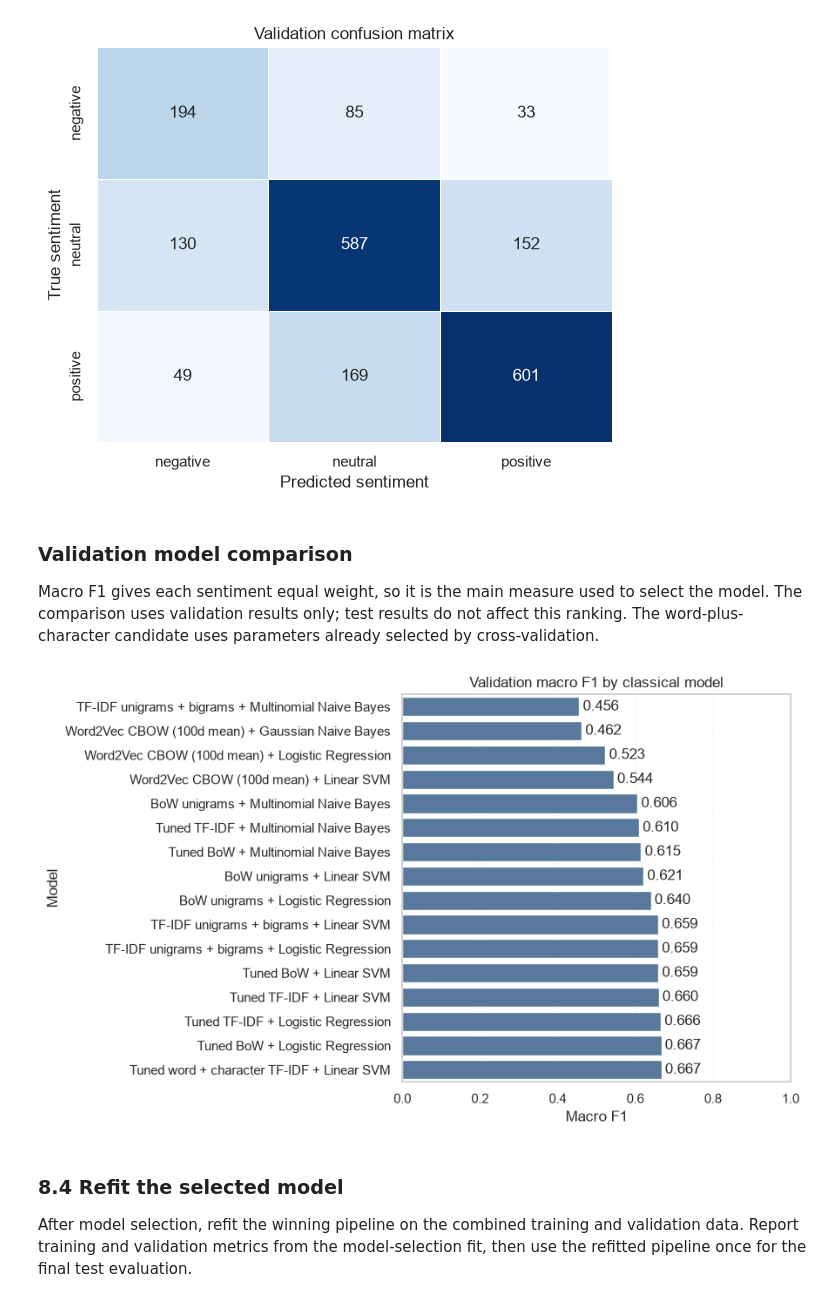
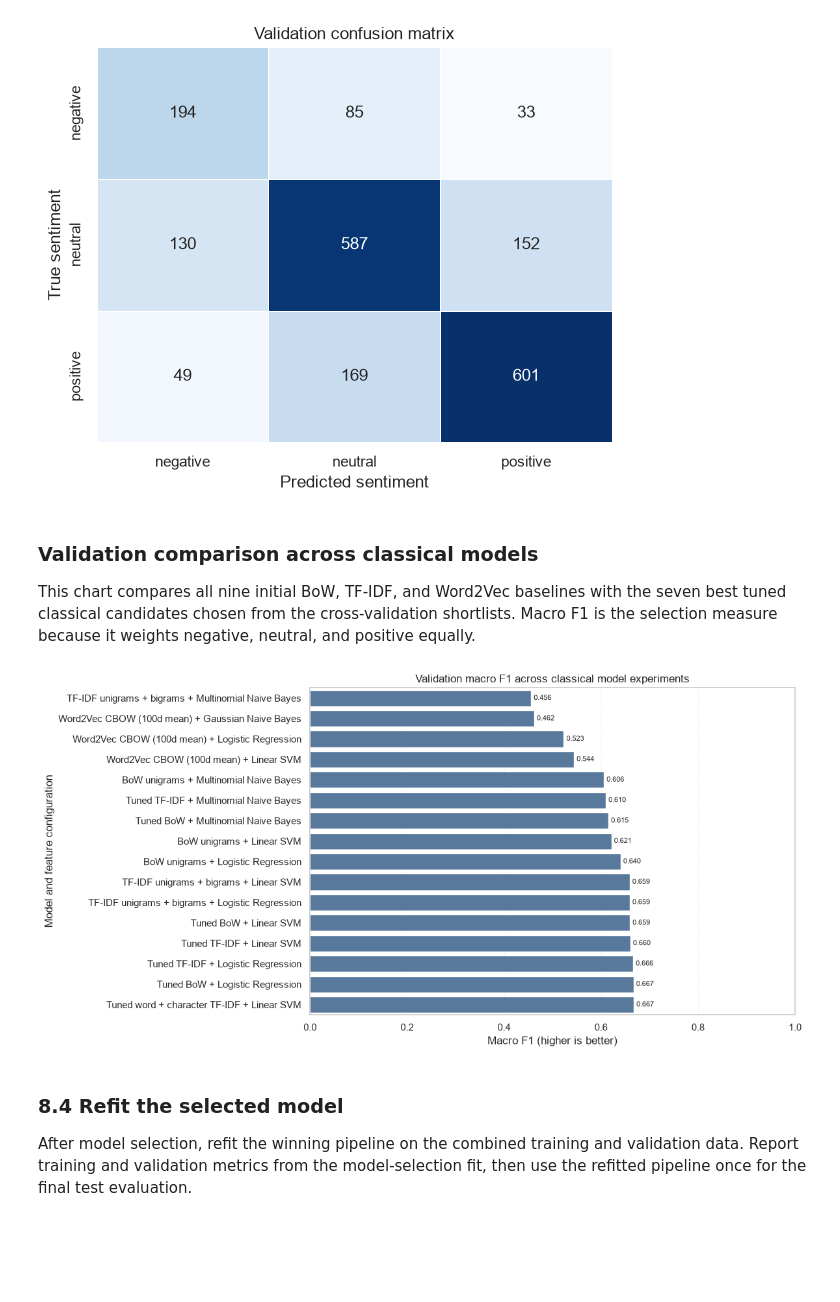
Before and after one commit to Panhawornd/ML-Project, a Jupyter notebook: Sentiment-Analysis.ipynb, the cells around one changed output. Cells and saved outputs as stored; diff of their text form; code cells hidden in the pictures; blank space fills up the shorter version.

```diff
--- a/Sentiment-Analysis.ipynb
+++ b/Sentiment-Analysis.ipynb
@@ -621,8 +459,7 @@ from sklearn.feature_extraction.text import TfidfVectorizer
 from sklearn.linear_model import LogisticRegression
 from sklearn.metrics import accuracy_score, precision_recall_fscore_support
 
-def identity_tokenizer(tokens):
-    return tokens
+# identity_tokenizer is imported from the shared preprocessing module above.
 
 def metric_scores(y_true, y_pred):
     scores = {"Accuracy": accuracy_score(y_true, y_pred)}
@@ -1344,34 +1178,38 @@ plt.close(fig)
 # %% [output]
 [figure]
 # %% [markdown]
-### Validation model comparison
+### Validation comparison across classical models
 
-Macro F1 gives each sentiment equal weight, so it is the main measure used to select the model. The comparison uses validation results only; test results do not affect this ranking. The word-plus-character candidate uses parameters already selected by cross-validation.
+This chart compares all nine initial BoW, TF-IDF, and Word2Vec baselines with the seven best tuned classical candidates chosen from the cross-validation shortlists. Macro F1 is the selection measure because it weights negative, neutral, and positive equally.
 # %%
-validation_f1 = validation_model_comparison.set_index("Model")[
-    "F1-score (macro)"
-].sort_values()
-fig, ax = plt.subplots(figsize=(9, 5.5))
+all_validation_model_comparison = validation_model_comparison[[
+    "Model", "F1-score (macro)"
+]].sort_values("F1-score (macro)", ascending=True).reset_index(drop=True)
+
+validation_plot_height = max(6, 0.38 * len(all_validation_model_comparison))
+fig, ax = plt.subplots(figsize=(12, validation_plot_height))
 sns.barplot(
-    x=validation_f1.values,
-    y=validation_f1.index,
+    data=all_validation_model_comparison,
+    x="F1-score (macro)",
+    y="Model",
+    order=all_validation_model_comparison["Model"].tolist(),
     color="#4C78A8",
     ax=ax,
 )
-ax.bar_label(ax.containers[0], fmt="%.3f", padding=3)
+ax.bar_label(ax.containers[0], fmt="%.3f", padding=3, fontsize=8)
 ax.set(
-    title="Validation macro F1 by classical model",
-    xlabel="Macro F1",
-    ylabel="Model",
+    title="Validation macro F1 across classical model experiments",
+    xlabel="Macro F1 (higher is better)",
+    ylabel="Model and feature configuration",
     xlim=(0, 1),
 )
 ax.grid(axis="x", linestyle=":", alpha=0.35)
 ax.set_axisbelow(True)
 fig.tight_layout()
 display(fig)
 plt.close(fig)
 # %% [output]
-[figure, old version]
+[figure, new version]
 # %% [markdown]
 ### 8.4 Refit the selected model
 
```
Also changed, not shown: parts of 11 cells of this notebook, 4 other files.
